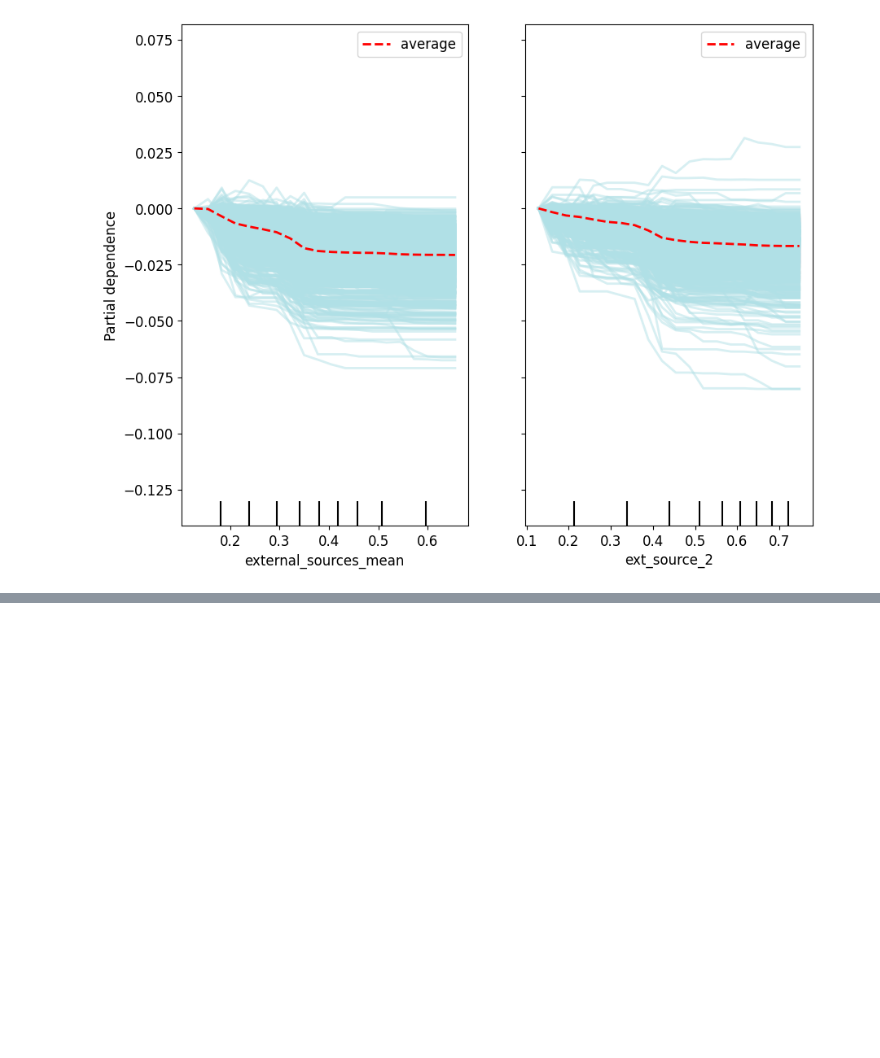
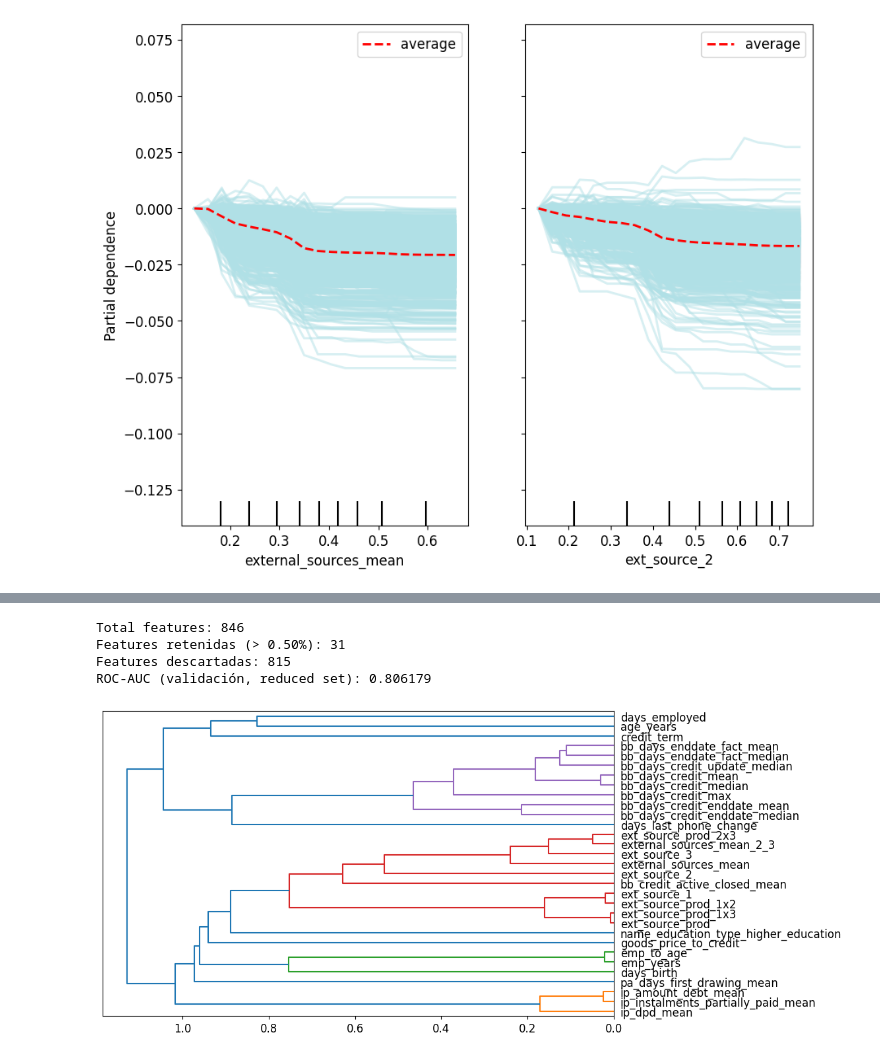
Before and after one commit to aguscanter97/TP-1-ML, a Jupyter notebook: 1.5.3. RandomForest.ipynb, the cells around one changed output, grey strips where cells are left out. Saved outputs shown, nothing was run; the diff lists cells and outputs as text; code cells hidden in the pictures; blank space fills up the shorter version.

```diff
--- a/1.5.3. RandomForest.ipynb
+++ b/1.5.3. RandomForest.ipynb
@@ -154,0 +193,28 @@ display = PartialDependenceDisplay.from_estimator(
+# %%
+# Probamos quedarnos con solo features por arriba del threshold de importancia de features
+imp = pd.Series(rf.feature_importances_, index=xs.columns).sort_values(ascending=False) # Importancias
+
+# Filtrar features con importancia > threshold
+threshold = 0.005
+selected_features = imp[imp > threshold].index
+X_reduced = xs[selected_features]
+
+print(f"Total features: {xs.shape[1]}")
+print(f"Features retenidas (> {threshold*100:.2f}%): {X_reduced.shape[1]}")
+print(f"Features descartadas: {xs.shape[1] - X_reduced.shape[1]}")
+
+# Reentrenar con features reducidas
+rf_reduced, auc_reduced, proba_reduced = fit_transform_rf(X_reduced, y)
+print(f"ROC-AUC (validación, reduced set): {auc_reduced:.6f}")
+# %% [output]
+Total features: 846
+Features retenidas (> 0.50%): 31
+Features descartadas: 815
+ROC-AUC (validación, reduced set): 0.806179
+# %%
+# Estudio de las columnas de a pares para ir viendo cuales "se parecen" en la información que entregan usando fastai
+# haciendo clustering jerarquico de las columnas que las va agrupando según lo parecidas que son.
+
+cluster_columns(X_reduced)
+# %% [output]
+[figure, added]
```
Also changed, not shown: parts of 15 cells of this notebook, 4 other files.
